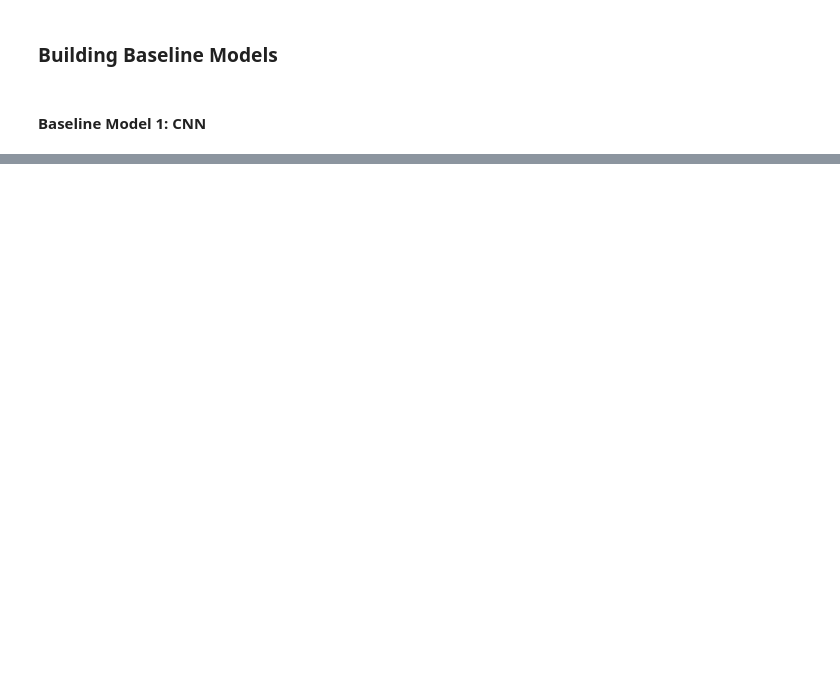
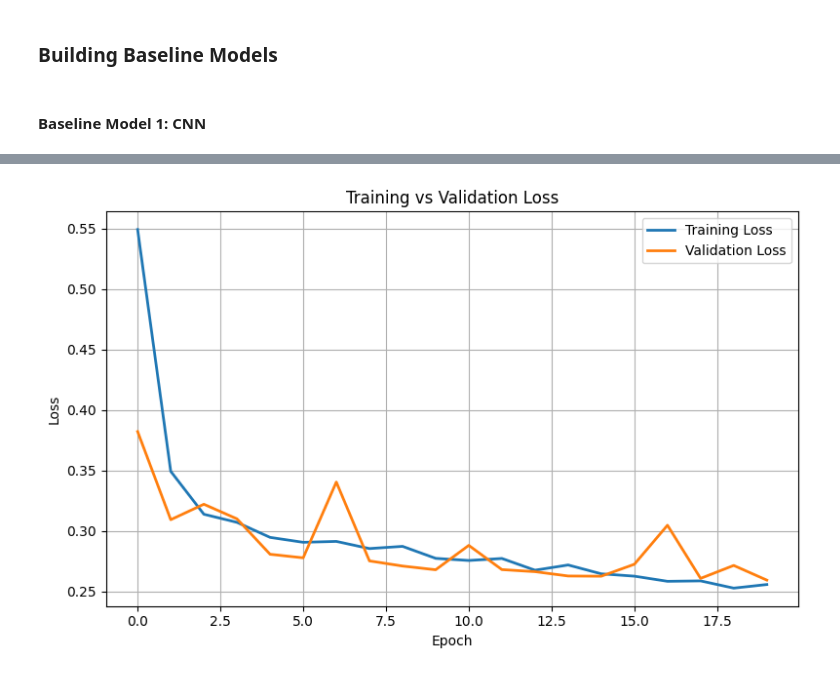
Before and after one commit to sheikhmunim/cml_assignment2, a Jupyter notebook: assignment_2.ipynb, the cells around one changed output, grey strips where cells are left out. Drawn from its saved outputs; the diff is of its cells as text; code cells hidden in the pictures; blank space fills up the shorter version.

```diff
--- a/assignment_2.ipynb
+++ b/assignment_2.ipynb
@@ -861,0 +683,81 @@ plt.show()
+# %%
+# history = improved_cnn_task1.fit(
+#     train_generator,
+#     epochs=20,
+#     validation_data=val_generator,
+#     steps_per_epoch=len(X_train_task1) // 32,
+#     validation_steps=len(X_test_task1) // 32,
+#     #callbacks=[early_stop, model_checkpoint]  # Optional: add EarlyStopping, etc.
+# )
+
+
+# Without augmentation
+
+# early stopping and model checkpointing
+
+from tensorflow.keras.callbacks import EarlyStopping, ModelCheckpoint
+
+# Early stopping to prevent overfitting
+early_stop = EarlyStopping(
+    monitor='val_loss',
+    patience=4,  # number of epochs to wait before stopping
+    restore_best_weights=True,
+    verbose=1
+)
+
+# Model checkpoint to save the best model based on val_loss
+model_checkpoint = ModelCheckpoint(
+    filepath='best_model_task1.h5',  # you can name this whatever you like
+    monitor='val_loss',
+    save_best_only=True,
+    verbose=1
+)
+
+
+
+
+
+history = improved_cnn_task1.fit(
+    X_train_task1,
+    y_train_task1,
+    epochs=20,
+    batch_size=32,
+    validation_data=(X_test_task1, y_test_task1),
+    callbacks=[early_stop, model_checkpoint]  # Add reduce_lr or live_plot if needed
+)
+
+
+
+
+
+
+
+import matplotlib.pyplot as plt
+
+# Example history object assumed to be named `history`
+# This function will work only if `history` is defined and contains `loss` and `val_loss`
+
+def plot_loss(history):
+    plt.figure(figsize=(8,5))
+    plt.plot(history.history['loss'], label='Training Loss', linewidth=2)
+    plt.plot(history.history['val_loss'], label='Validation Loss', linewidth=2)
+    plt.title('Training vs Validation Loss')
+    plt.xlabel('Epoch')
+    plt.ylabel('Loss')
+    plt.legend()
+    plt.grid(True)
+    plt.tight_layout()
+    plt.show()
+
+# Attempt to plot assuming history variable is available in user's environment
+try:
+    plot_loss(history)
+except Exception as e:
+    str(e)
+
+
+
+# # Evaluate
+# test_loss, test_accuracy = improved_cnn_task1.evaluate(X_test_task1, y_test_task1)
+# print(f"Test Accuracy (Task 1 - isCancerous): {test_accuracy:.4f}")
+# %% [output]
@@ -861,0 +781 @@ plt.show()
+[figure, added]
```
Also changed, not shown: parts of 30 cells of this notebook.
